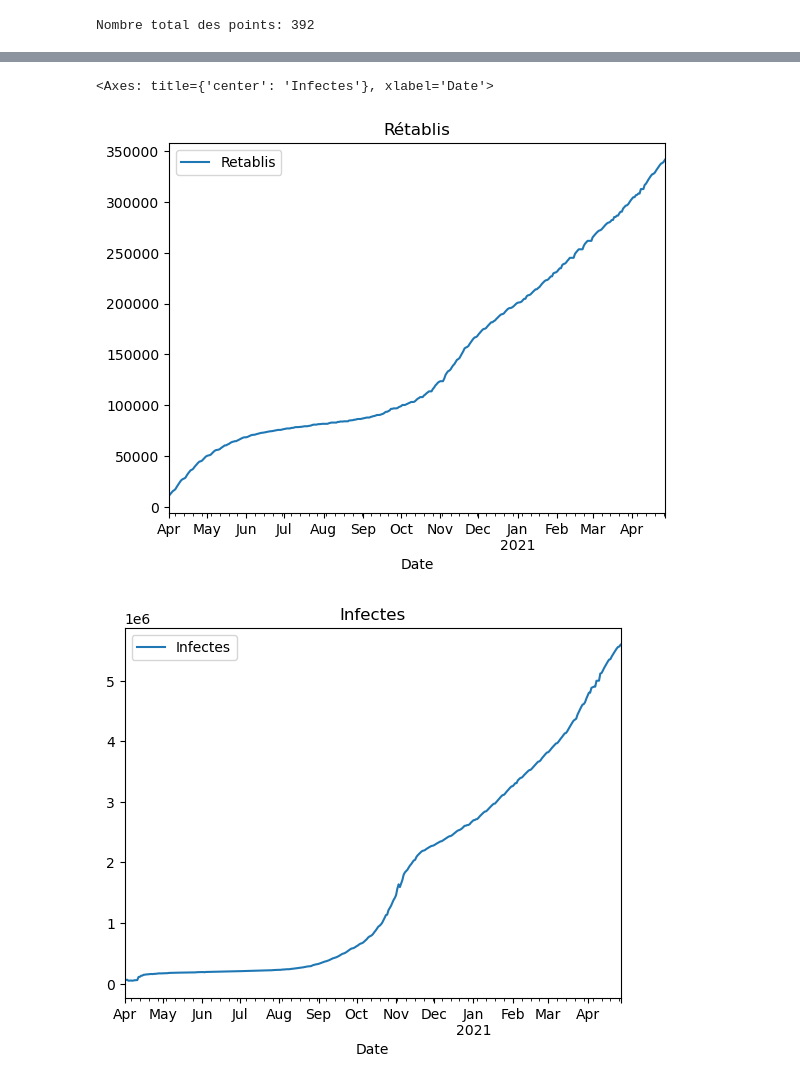
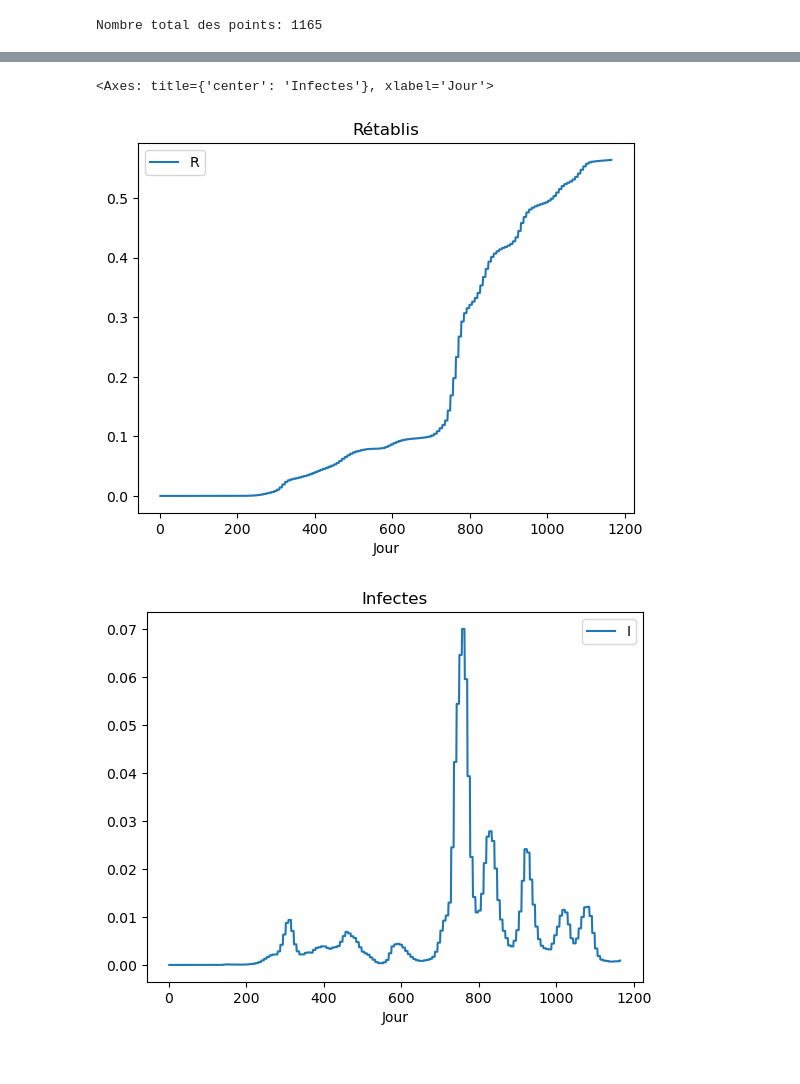
Before and after one commit to Adam-445/virus-spread-model, a Jupyter notebook: notebooks/Data_Exploration.ipynb, the cells around one changed output, grey strips where cells are left out. Saved outputs shown, nothing was run; the diff lists cells and outputs as text; code cells hidden in the pictures.

```diff
--- a/notebooks/Data_Exploration.ipynb
+++ b/notebooks/Data_Exploration.ipynb
@@ -8,7 +8,7 @@ import pandas as pd
 from src.data import DataPipeline
 
 # Chargement et traitement des données via le pipeline
-pipeline = DataPipeline(population=67_000_000, country="France")
+pipeline = DataPipeline(country="France")
 # Exécution du pipeline pour obtenir les données au format SIRD
 df = pipeline.run()
 
@@ -16,10 +16,10 @@ print(f"Nombre total des points: {len(df)}")
 
 # Tracé des courbes pour chaque catégorie SIRD
 plt.figure(figsize=(12, 6))
-plt.plot(df["Date"], df["Susceptibles"], label="Susceptibles", linewidth=2)
-plt.plot(df["Date"], df["Infectes"], label="Infectés", linewidth=2)
-plt.plot(df["Date"], df["Retablis"], label="Rétablis", linewidth=2)
-plt.plot(df["Date"], df["Deces"], label="Décès", linewidth=2)
+plt.plot(df["date"], df["S"], label="Susceptibles", linewidth=2)
+plt.plot(df["date"], df["I"], label="Infectés", linewidth=2)
+plt.plot(df["date"], df["R"], label="Rétablis", linewidth=2)
+plt.plot(df["date"], df["D"], label="Décès", linewidth=2)
 
 # Formatage de l’axe des dates (axe X)
 plt.gca().xaxis.set_major_locator(mdates.MonthLocator(interval=1))
@@ -28,9 +28,9 @@ plt.gca().xaxis.set_major_formatter(mdates.DateFormatter("%b %Y"))
 plt.xticks(rotation=45)
 
 # Titres
-plt.title("Dynamique SIRD en France", fontsize=16)
+plt.title("Dynamique SIRD", fontsize=16)
 plt.xlabel("Date", fontsize=12)
-plt.ylabel("Nombre de personnes", fontsize=12)
+plt.ylabel("Pourcentage des personnes", fontsize=12)
 
 # Légende et grille
 plt.legend(title="Catégories")
@@ -39,7 +39,7 @@ plt.tight_layout()
 plt.show()
 
 # Graphiques supplémentaires : rétablis et infectes au fil du temps
-df.plot(x="Date", y=["Retablis"], title="Rétablis")
-df.plot(x="Date", y=["Infectes"], title="Infectes")
+df.plot(x="Jour", y=["R"], title="Rétablis")
+df.plot(x="Jour", y=["I"], title="Infectes")
 # %% [output]
-Nombre total des points: 392
+Nombre total des points: 1165
@@ -47,3 +47,3 @@ Nombre total des points: 392
-<Axes: title={'center': 'Infectes'}, xlabel='Date'>
+<Axes: title={'center': 'Infectes'}, xlabel='Jour'>
-[figure, old version]
+[figure, new version]
-[figure, old version]
+[figure, new version]
```
Also changed, not shown: parts of 1 cell of this notebook, 14 other files.
